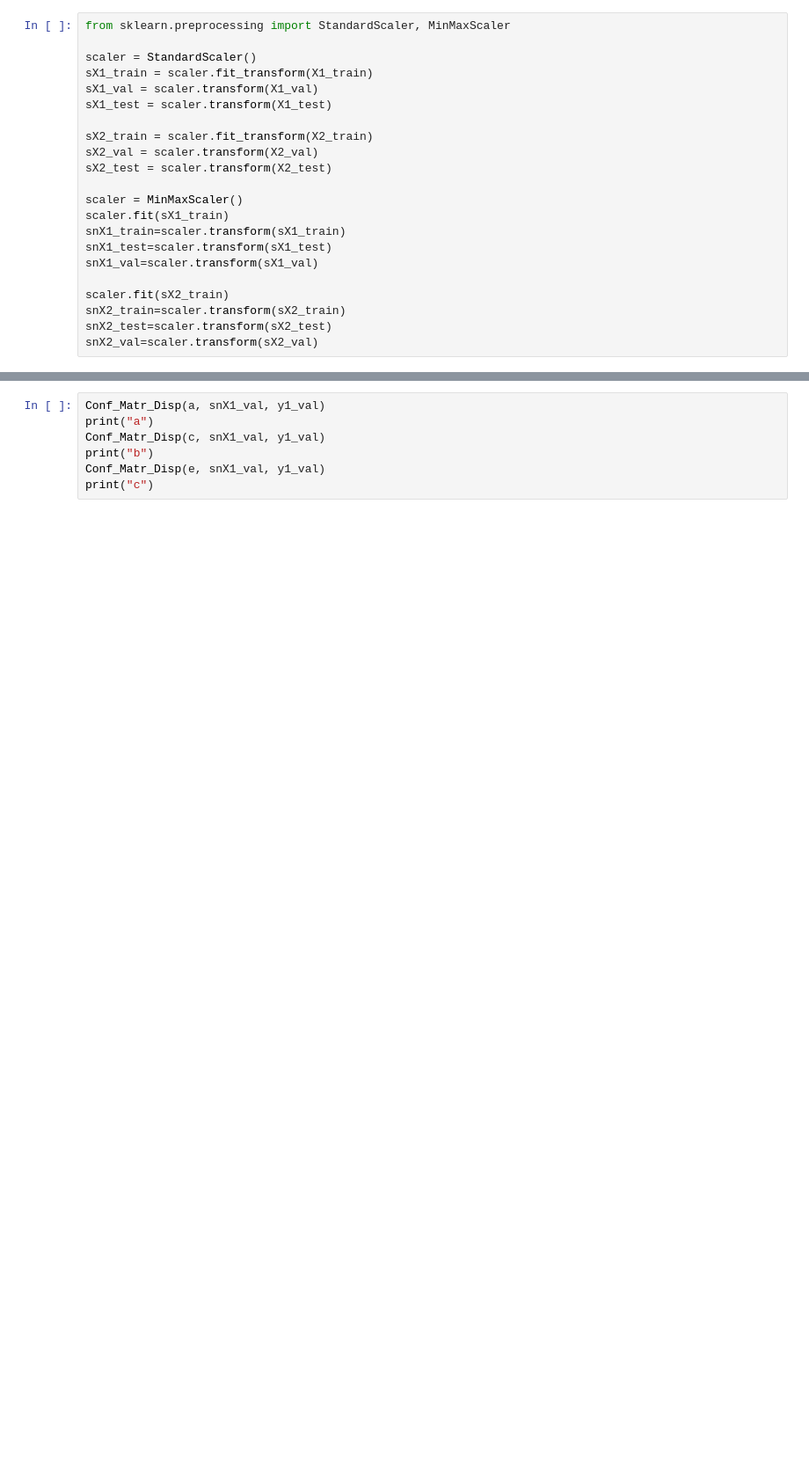
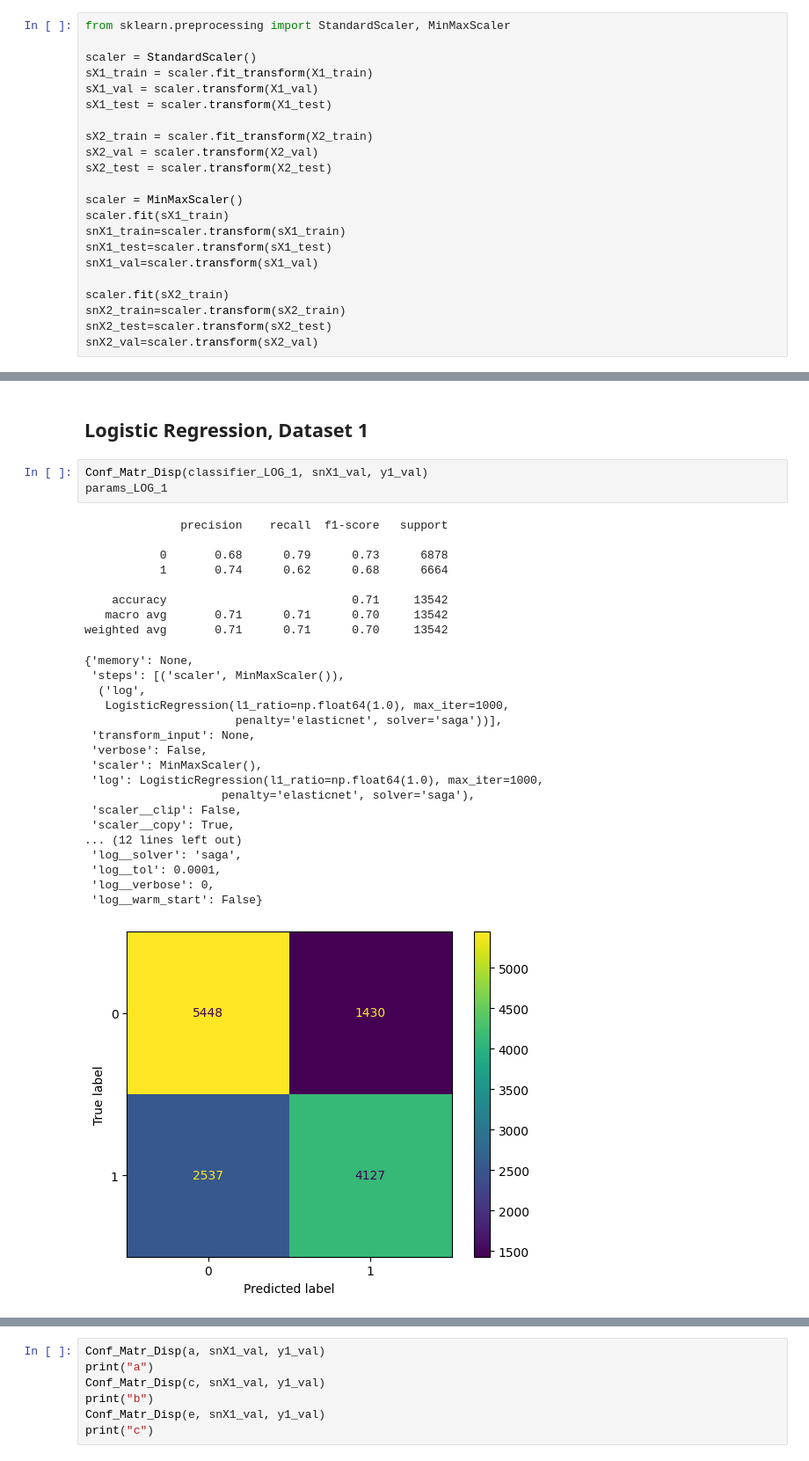
Before and after one commit to bearwinterfirth/medical, a Jupyter notebook: disease_prediction_6.ipynb, the cells around one changed output, grey strips where cells are left out. Shown at 88% size. Drawn from its saved outputs; the diff is of its cells as text; blank space fills up the shorter version.

```diff
--- a/disease_prediction_6.ipynb
+++ b/disease_prediction_6.ipynb
@@ -112,0 +199,32 @@ NameError: name 'snX2_train' is not defined
+# %% [markdown]
+## Logistic Regression, Dataset 1
+# %%
+Conf_Matr_Disp(classifier_LOG_1, snX1_val, y1_val)
+params_LOG_1
+# %% [output]
+              precision    recall  f1-score   support
+
+           0       0.68      0.79      0.73      6878
+           1       0.74      0.62      0.68      6664
+
+    accuracy                           0.71     13542
+   macro avg       0.71      0.71      0.70     13542
+weighted avg       0.71      0.71      0.70     13542
+{'memory': None,
+ 'steps': [('scaler', MinMaxScaler()),
+  ('log',
+   LogisticRegression(l1_ratio=np.float64(1.0), max_iter=1000,
+                      penalty='elasticnet', solver='saga'))],
+ 'transform_input': None,
+ 'verbose': False,
+ 'scaler': MinMaxScaler(),
+ 'log': LogisticRegression(l1_ratio=np.float64(1.0), max_iter=1000,
+                    penalty='elasticnet', solver='saga'),
+ 'scaler__clip': False,
+ 'scaler__copy': True,
+... (12 lines left out)
+ 'log__solver': 'saga',
+ 'log__tol': 0.0001,
+ 'log__verbose': 0,
+ 'log__warm_start': False}
+[figure, added]
```
Also changed, not shown: parts of 20 cells of this notebook.
